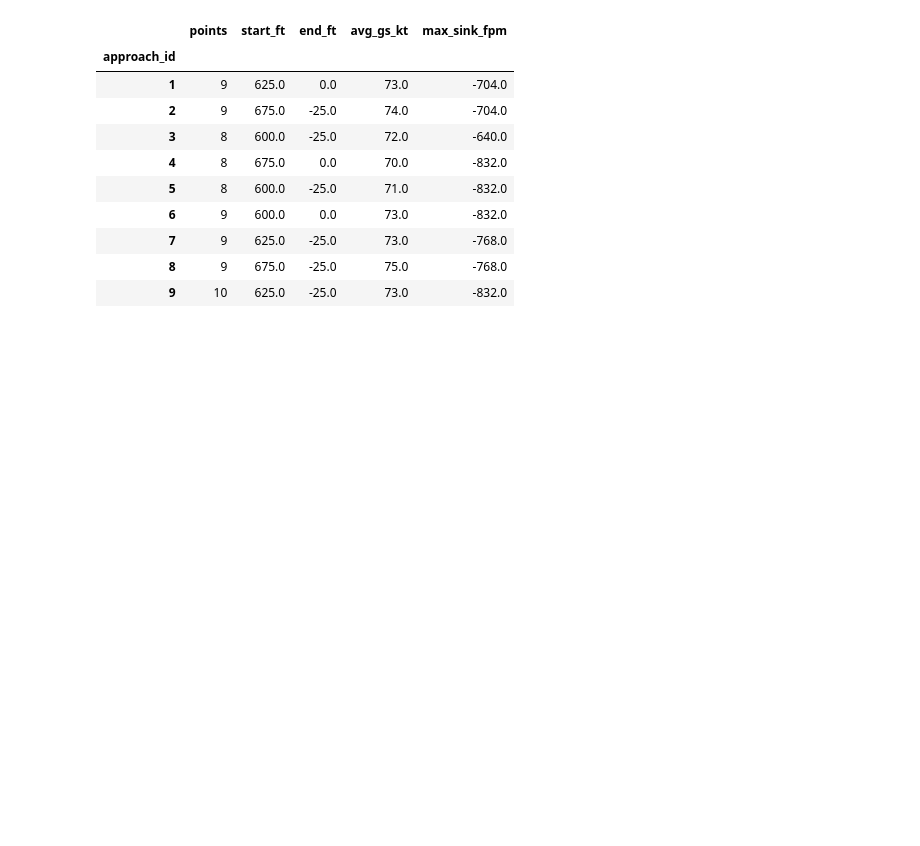
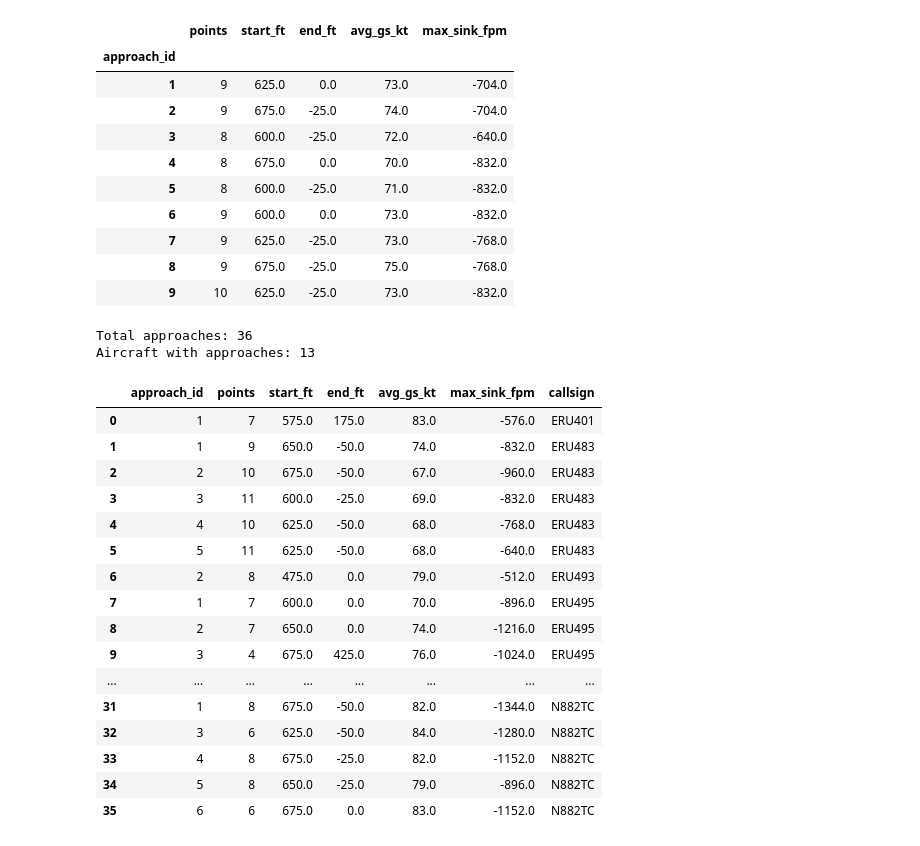
Before and after one commit to samsuseelan/ga-unstable-approach-warning, a Jupyter notebook: stable_approach_check.ipynb, the cells around one changed output. Cells and saved outputs as stored; diff of their text form; code cells hidden in the pictures; blank space fills up the shorter version.

Commit message:
Run approach pipeline on all aircraft at KDAB

```diff
--- a/stable_approach_check.ipynb
+++ b/stable_approach_check.ipynb
@@ -282,3 +282,65 @@ Approaches found: 9
 | 7 | 9 | 625.0 | -25.0 | 73.0 | -768.0 |
 | 8 | 9 | 675.0 | -25.0 | 75.0 | -768.0 |
 | 9 | 10 | 625.0 | -25.0 | 73.0 | -832.0 |
+# %%
+def find_approaches(df):
+    """Clean one aircraft's track and cut the track into approaches."""
+    df = df.sort_values("time")
+
+    # Remove frozen rows
+    frozen = (
+        (df["alt_ft"] == df["alt_ft"].shift()) &
+        (df["speed_kt"] == df["speed_kt"].shift()) &
+        (df["vs_fpm"] == df["vs_fpm"].shift())
+    )
+    df = df[~frozen].copy()
+
+    # Cut approaches
+    df["descending"] = (df["vs_fpm"] < -100) & (df["alt_ft"] < 700)
+    starts = df["descending"] & ~df["descending"].shift(fill_value=False)
+    df["approach_id"] = starts.cumsum()
+    descents = df[df["descending"]]
+
+    table = descents.groupby("approach_id").agg(
+        points=("time", "count"),
+        start_ft=("alt_ft", "max"),
+        end_ft=("alt_ft", "min"),
+        avg_gs_kt=("speed_kt", "mean"),
+        max_sink_fpm=("vs_fpm", "min"),
+    ).round(0)
+    return table[table["points"] >= 3]
+
+
+# Run the function on every aircraft in the pattern
+all_tables = []
+for callsign in summary.index:
+    rows = kdab[kdab["callsign"] == callsign]
+    table = find_approaches(rows)
+    table["callsign"] = callsign
+    all_tables.append(table)
+
+all_approaches = pd.concat(all_tables).reset_index()
+
+print("Total approaches:", len(all_approaches))
+print("Aircraft with approaches:", all_approaches["callsign"].nunique())
+all_approaches
+# %% [output]
+Total approaches: 36
+Aircraft with approaches: 13
+|  | approach_id | points | start_ft | end_ft | avg_gs_kt | max_sink_fpm | callsign |
+| 0 | 1 | 7 | 575.0 | 175.0 | 83.0 | -576.0 | ERU401 |
+| 1 | 1 | 9 | 650.0 | -50.0 | 74.0 | -832.0 | ERU483 |
+| 2 | 2 | 10 | 675.0 | -50.0 | 67.0 | -960.0 | ERU483 |
+| 3 | 3 | 11 | 600.0 | -25.0 | 69.0 | -832.0 | ERU483 |
+| 4 | 4 | 10 | 625.0 | -50.0 | 68.0 | -768.0 | ERU483 |
+| 5 | 5 | 11 | 625.0 | -50.0 | 68.0 | -640.0 | ERU483 |
+| 6 | 2 | 8 | 475.0 | 0.0 | 79.0 | -512.0 | ERU493 |
+| 7 | 1 | 7 | 600.0 | 0.0 | 70.0 | -896.0 | ERU495 |
+| 8 | 2 | 7 | 650.0 | 0.0 | 74.0 | -1216.0 | ERU495 |
+| 9 | 3 | 4 | 675.0 | 425.0 | 76.0 | -1024.0 | ERU495 |
+| ... | ... | ... | ... | ... | ... | ... | ... |
+| 31 | 1 | 8 | 675.0 | -50.0 | 82.0 | -1344.0 | N882TC |
+| 32 | 3 | 6 | 625.0 | -50.0 | 84.0 | -1280.0 | N882TC |
+| 33 | 4 | 8 | 675.0 | -25.0 | 82.0 | -1152.0 | N882TC |
+| 34 | 5 | 8 | 650.0 | -25.0 | 79.0 | -896.0 | N882TC |
+| 35 | 6 | 6 | 675.0 | 0.0 | 83.0 | -1152.0 | N882TC |
```
Also changed, not shown: parts of 1 cell of this notebook.
